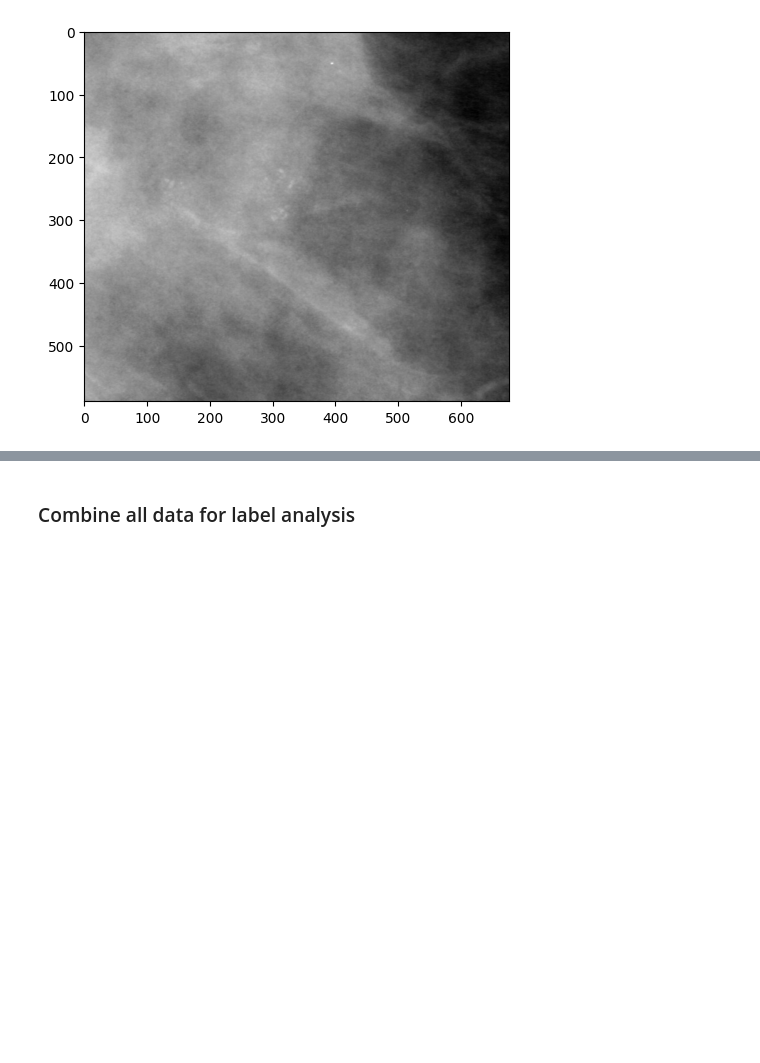
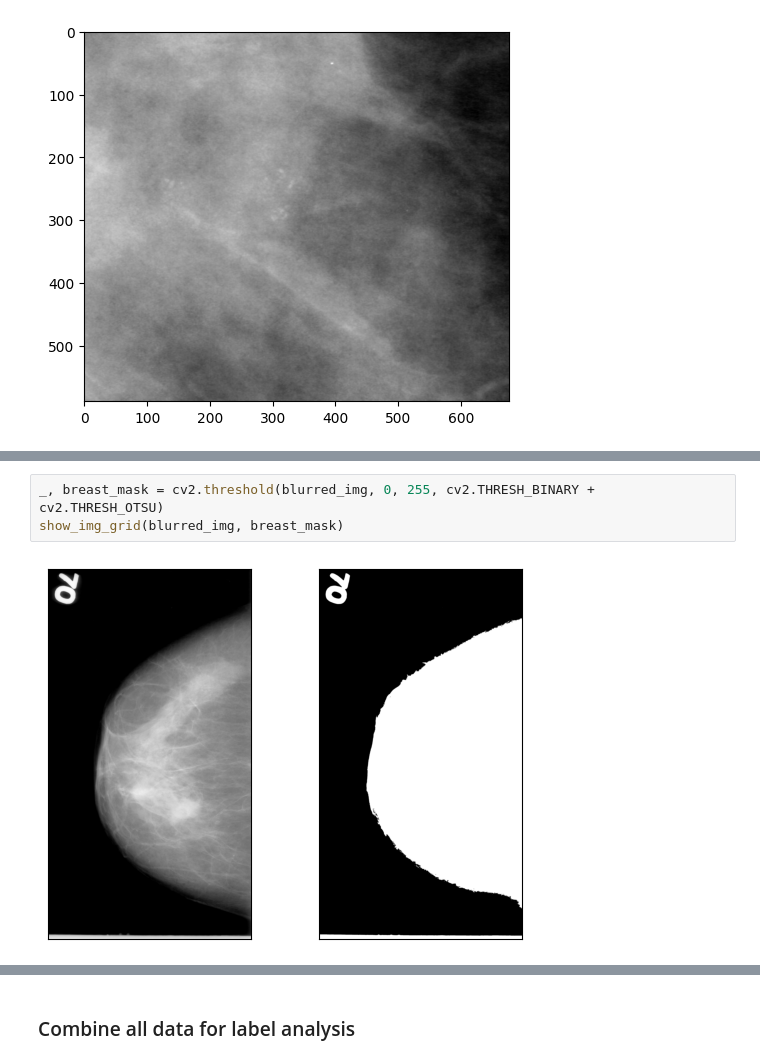
Before and after one commit to lextoumbourou/cm3070-final-project, a Jupyter notebook: notebooks/01-cbis-ddsm.ipynb, the cells around one changed output, grey strips where cells are left out. Saved outputs shown, nothing was run; the diff lists cells and outputs as text; blank space fills up the shorter version.

```diff
--- a/notebooks/01-cbis-ddsm.ipynb
+++ b/notebooks/01-cbis-ddsm.ipynb
@@ -218,0 +267,5 @@ plt.imshow(Image.open(cropped_img_path), cmap="grey")
+# %%
+_, breast_mask = cv2.threshold(blurred_img, 0, 255, cv2.THRESH_BINARY + cv2.THRESH_OTSU)
+show_img_grid(blurred_img, breast_mask)
+# %% [output]
+[figure, added]
```
Also changed, not shown: parts of 31 cells of this notebook, 1 other file.
